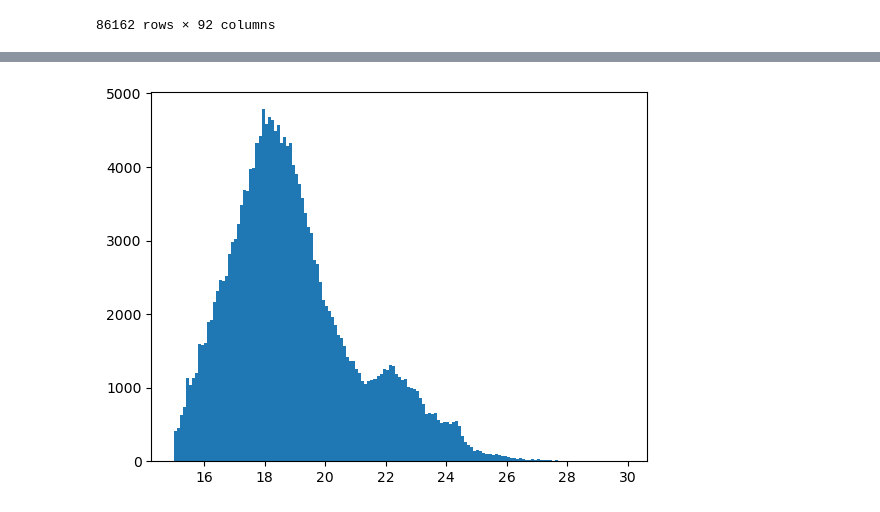
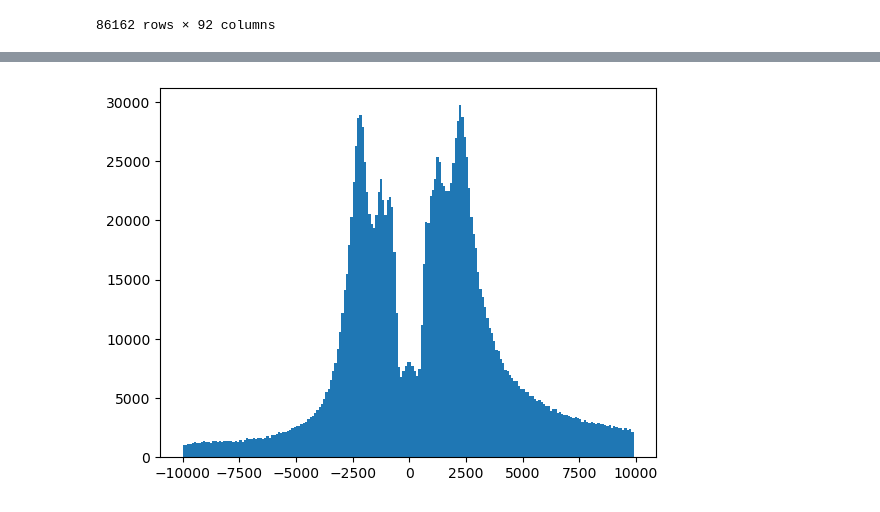
Before and after one commit to lsst-sitcom/notebooks_dia, a Jupyter notebook: Comcam_Neven.ipynb, the cells around one changed output, grey strips where cells are left out. Saved outputs shown, nothing was run; the diff lists cells and outputs as text; code cells hidden in the pictures.

```diff
--- a/Comcam_Neven.ipynb
+++ b/Comcam_Neven.ipynb
@@ -406,4 +530,4 @@ plt.hist(dia_Obj_field_updated['r_band_mag'][~np.isnan(dia_Obj_field_updated['r_
 # %%
-plt.hist(mag, bins=np.arange(15,30,0.1));
+plt.hist(diaSource['psfFlux'],bins=np.arange(-10000,10000,100));
 # %% [output]
-[figure, old version]
+[figure, new version]
```
Also changed, not shown: parts of 20 cells of this notebook.
